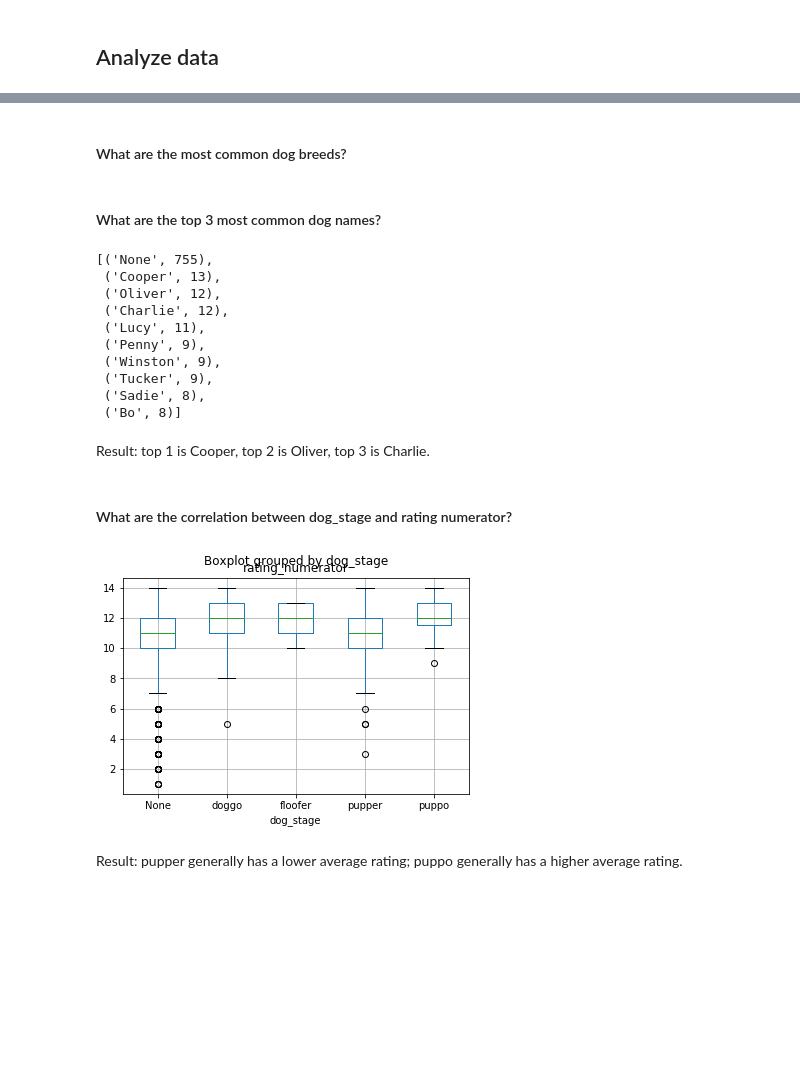
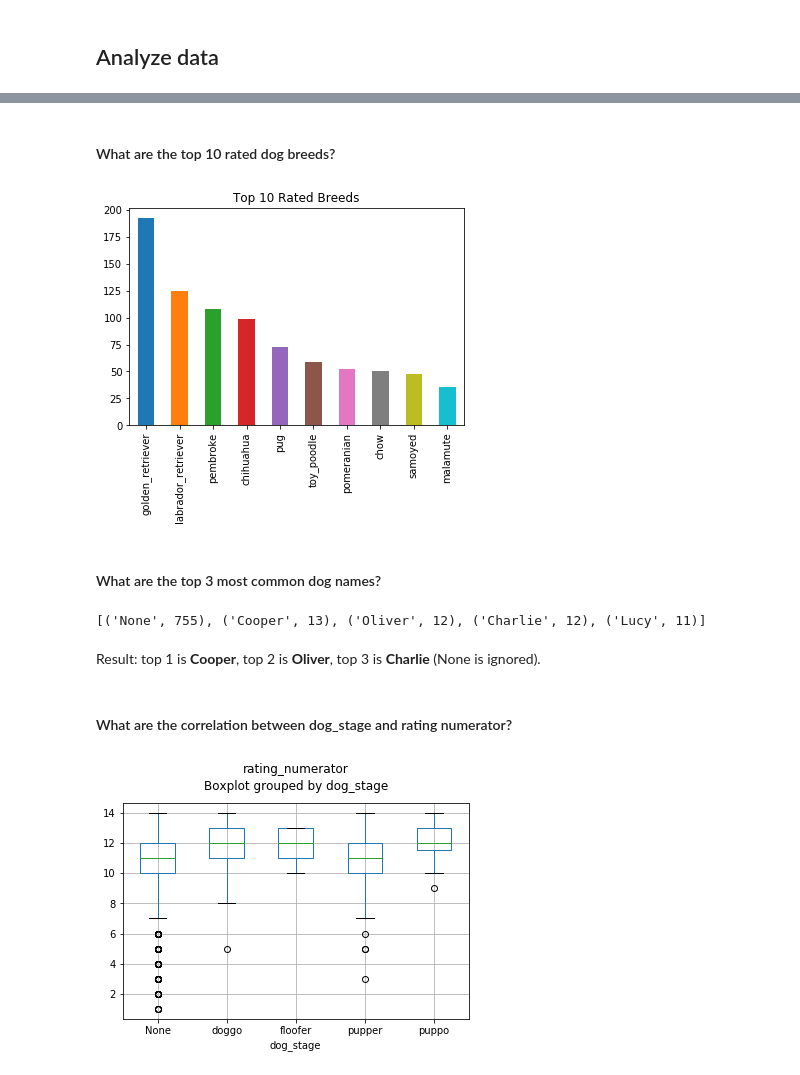
Before and after one commit to ponggolin/Wrangle-and-Analyze-Data, a Jupyter notebook: wrangle_act.ipynb, the cells around one changed output, grey strips where cells are left out. Drawn from its saved outputs; the diff is of its cells as text; code cells hidden in the pictures; blank space fills up the shorter version.

```diff
--- a/wrangle_act.ipynb
+++ b/wrangle_act.ipynb
@@ -646,0 +650,4 @@ memory usage: 453.1+ KB
+# %%
+# Read the clean file and ignore the unname column
+df = pd.read_csv('twitter_archive_master.csv', index_col=0)
+df.info()
@@ -647,27 +675,48 @@ memory usage: 453.1+ KB
 # %% [markdown]
-#### What are the most common dog breeds?
+#### What are the top 10 rated dog breeds?
+# %%
+# Extract breed and confidence from p1/p2/p3
+breed = []
+conf= []
+
+def breed_conf(row):
+    if row['p1_dog']:
+        breed.append(row['p1'])
+        conf.append(row['p1_conf'])
+    elif row['p2_dog']:
+        breed.append(row['p2'])
+        conf.append(row['p2_conf'])
+    elif row['p3_dog']:
+        breed.append(row['p3'])
+        conf.append(row['p3_conf'])
+    else:
+        breed.append('unknown')
+        conf.append(0)
+
+df.apply(breed_conf, axis = 1)
+
+df['breed'] = breed
+df['confidence'] = conf
+# %%
+# Ignore 'unknown' and draw a bar char.
+top_dog = df[df['breed'] != 'unknown']
+top_dog['breed'].value_counts()[0:10].plot(kind='bar')
+plt.title('Top 10 Rated Breeds');
+# %% [output]
+[figure, added]
 # %% [markdown]
 #### What are the top 3 most common dog names?
 # %%
-Counter(df['name']).most_common(10)
+Counter(df['name']).most_common(5)
 # %% [output]
-[('None', 755),
- ('Cooper', 13),
- ('Oliver', 12),
- ('Charlie', 12),
- ('Lucy', 11),
- ('Penny', 9),
- ('Winston', 9),
- ('Tucker', 9),
- ('Sadie', 8),
- ('Bo', 8)]
+[('None', 755), ('Cooper', 13), ('Oliver', 12), ('Charlie', 12), ('Lucy', 11)]
 # %% [markdown]
-Result: top 1 is Cooper, top 2 is Oliver, top 3 is Charlie.
+Result: top 1 is **Cooper**, top 2 is **Oliver**, top 3 is **Charlie** (None is ignored).
 # %% [markdown]
 #### What are the correlation between dog_stage and rating numerator?
-# %%
-df.boxplot(column='rating_numerator', by='dog_stage');
-# %% [output]
-[figure, removed]
-# %% [markdown]
-Result: pupper generally has a lower average rating; puppo generally has a higher  average rating.
+# %%
+# Increase the distance between title and plot.
+rcParams['axes.titlepad'] = 30
+df.boxplot(column='rating_numerator', by='dog_stage');
+# %% [output]
+[figure, added]
```
Also changed, not shown: parts of 8 cells of this notebook.
